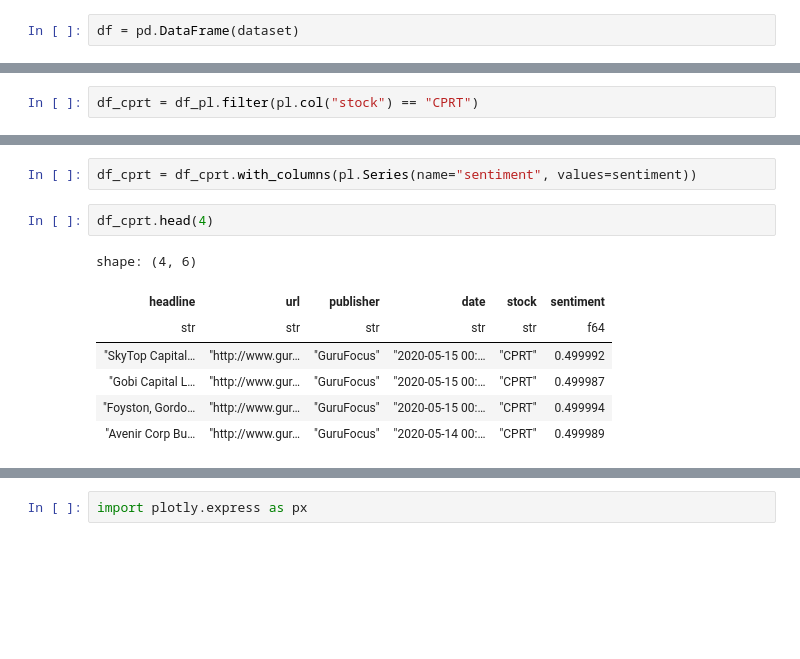
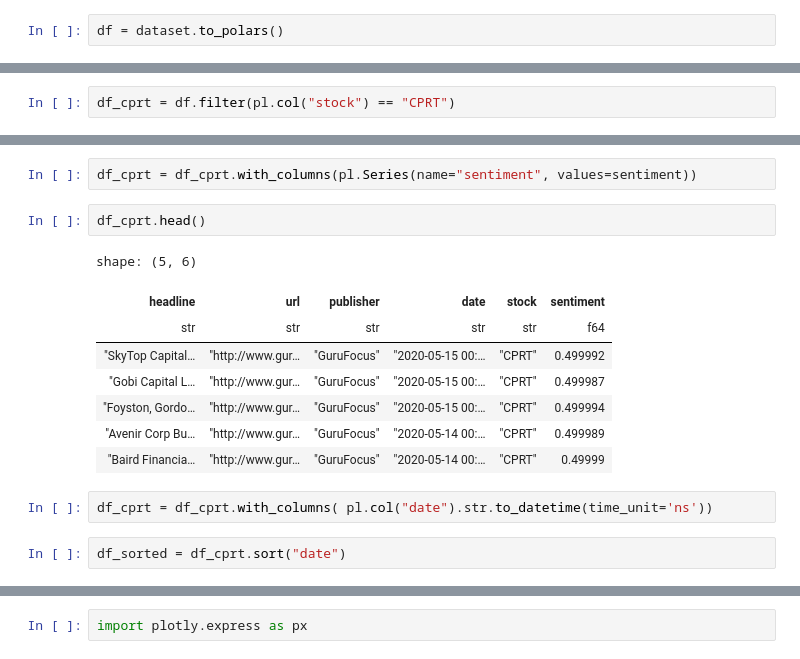
Before and after one commit to mprewarski/stock-models, a Jupyter notebook: fin_sentiment_analysis.ipynb, the cells around one changed output, grey strips where cells are left out. Saved outputs shown, nothing was run; the diff lists cells and outputs as text; blank space fills up the shorter version.

```diff
--- a/fin_sentiment_analysis.ipynb
+++ b/fin_sentiment_analysis.ipynb
@@ -54,5 +33,5 @@ Dataset({
 # %%
-df = pd.DataFrame(dataset)
+df = dataset.to_polars()
 # %%
 df.head()
 # %% [output]
@@ -97,7 +50,7 @@ tickers = df_pl["stock"].explode().unique().to_list()
 # %% [output]
 True
 # %%
-df_cprt = df_pl.filter(pl.col("stock") == "CPRT")
+df_cprt = df.filter(pl.col("stock") == "CPRT")
 # %%
 df_cprt.shape
 # %% [output]
@@ -156,12 +86,17 @@ sentiment[:20]
 # %%
 df_cprt = df_cprt.with_columns(pl.Series(name="sentiment", values=sentiment))
 # %%
-df_cprt.head(4)
+df_cprt.head()
 # %% [output]
-shape: (4, 6)
+shape: (5, 6)
 | headline | url | publisher | date | stock | sentiment |
 | str | str | str | str | str | f64 |
 | "SkyTop Capital… | "http://www.gur… | "GuruFocus" | "2020-05-15 00:… | "CPRT" | 0.499992 |
 | "Gobi Capital L… | "http://www.gur… | "GuruFocus" | "2020-05-15 00:… | "CPRT" | 0.499987 |
 | "Foyston, Gordo… | "http://www.gur… | "GuruFocus" | "2020-05-15 00:… | "CPRT" | 0.499994 |
 | "Avenir Corp Bu… | "http://www.gur… | "GuruFocus" | "2020-05-14 00:… | "CPRT" | 0.499989 |
+| "Baird Financia… | "http://www.gur… | "GuruFocus" | "2020-05-14 00:… | "CPRT" | 0.49999 |
+# %%
+df_cprt = df_cprt.with_columns( pl.col("date").str.to_datetime(time_unit='ns'))
+# %%
+df_sorted = df_cprt.sort("date")
```
Also changed, not shown: parts of 29 cells of this notebook.
